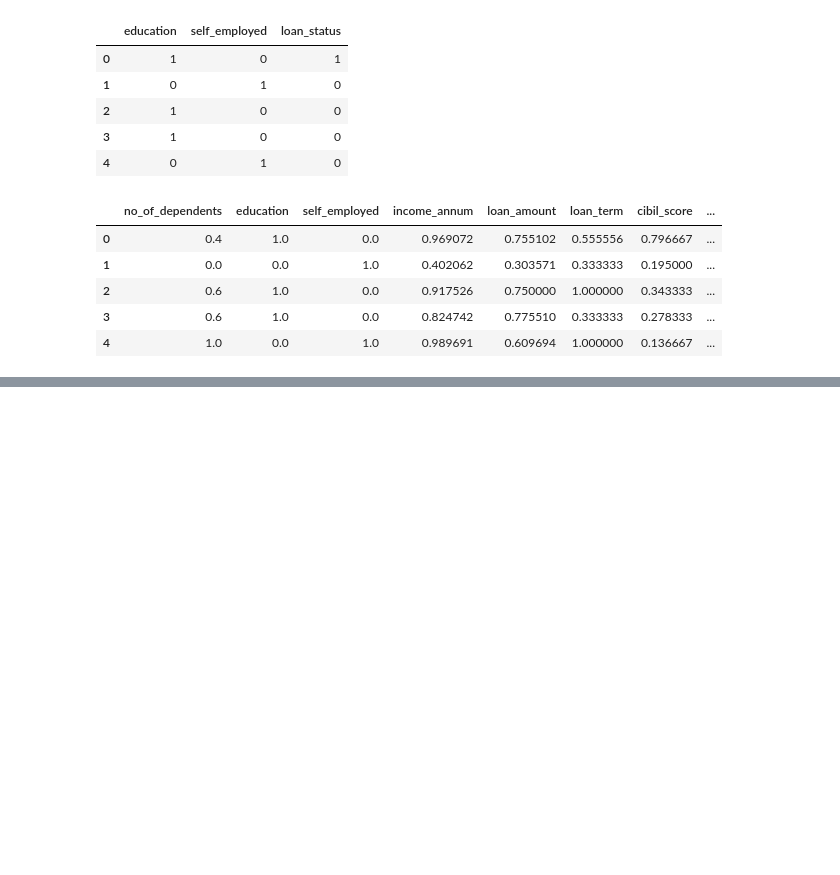
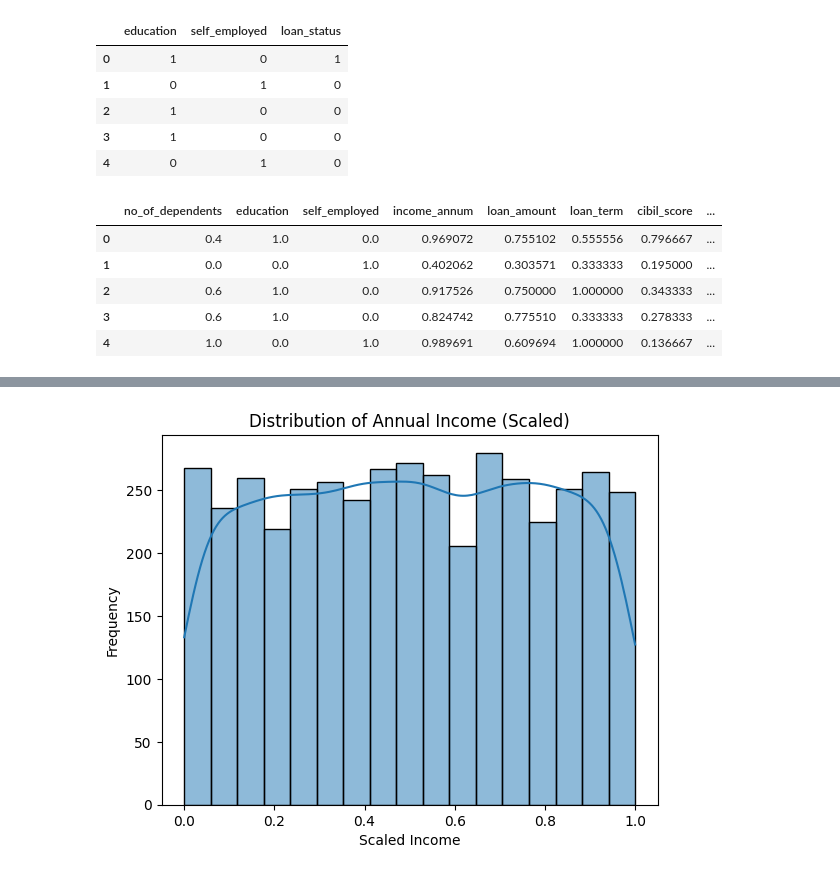
Before and after one commit to nateseon/cs506_TP, a Jupyter notebook: data_preprocessing_pipeline.ipynb, the cells around one changed output, grey strips where cells are left out. Saved outputs shown, nothing was run; the diff lists cells and outputs as text; code cells hidden in the pictures; blank space fills up the shorter version.

```diff
--- a/data_preprocessing_pipeline.ipynb
+++ b/data_preprocessing_pipeline.ipynb
@@ -61,0 +99,11 @@ df[numeric_cols].head()
+# %%
+# Plot 2 : Distribution of Annual Income (scaled) visualizes distribution of income among applicants
+# sns.histplot() plots a histogram and optional KDE (density curve)
+# plt customizes labels and title
+sns.histplot(df['income_annum'], kde=True)
+plt.title('Distribution of Annual Income (Scaled)')
+plt.xlabel('Scaled Income')
+plt.ylabel('Frequency')
+plt.show()
+# %% [output]
+[figure, added]
```
Also changed, not shown: parts of 13 cells of this notebook, 6 other files.
